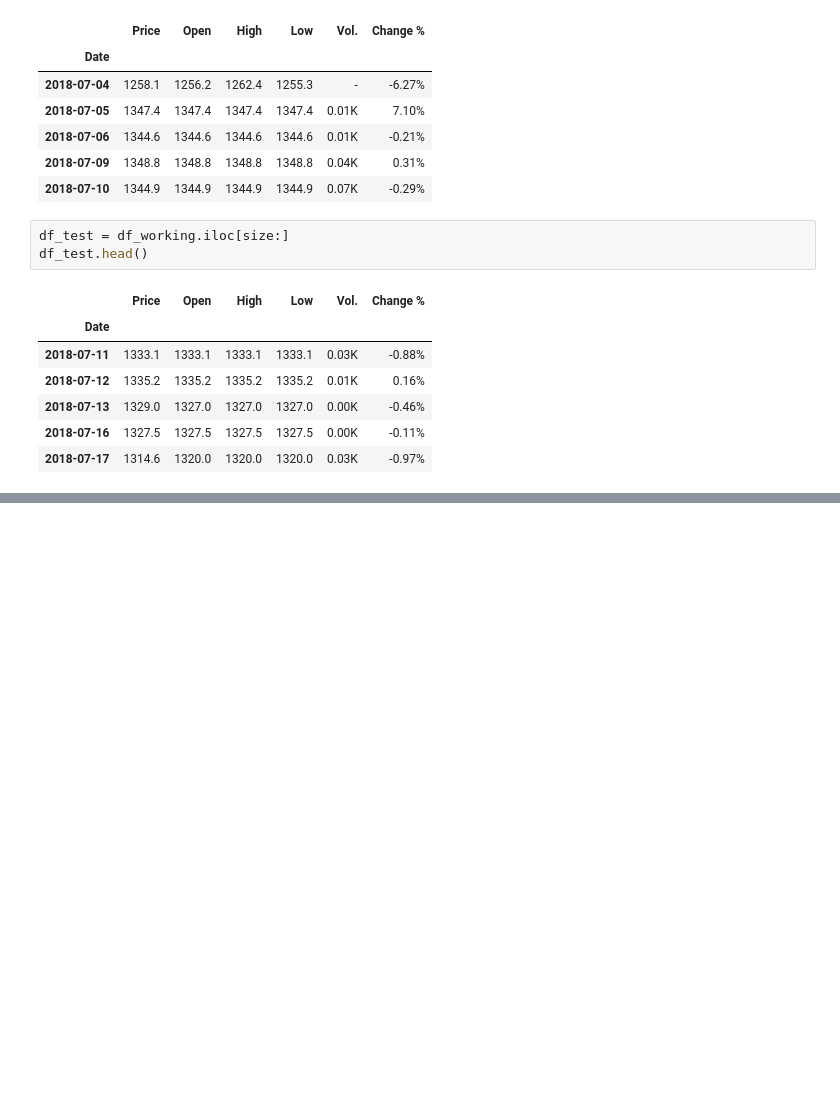
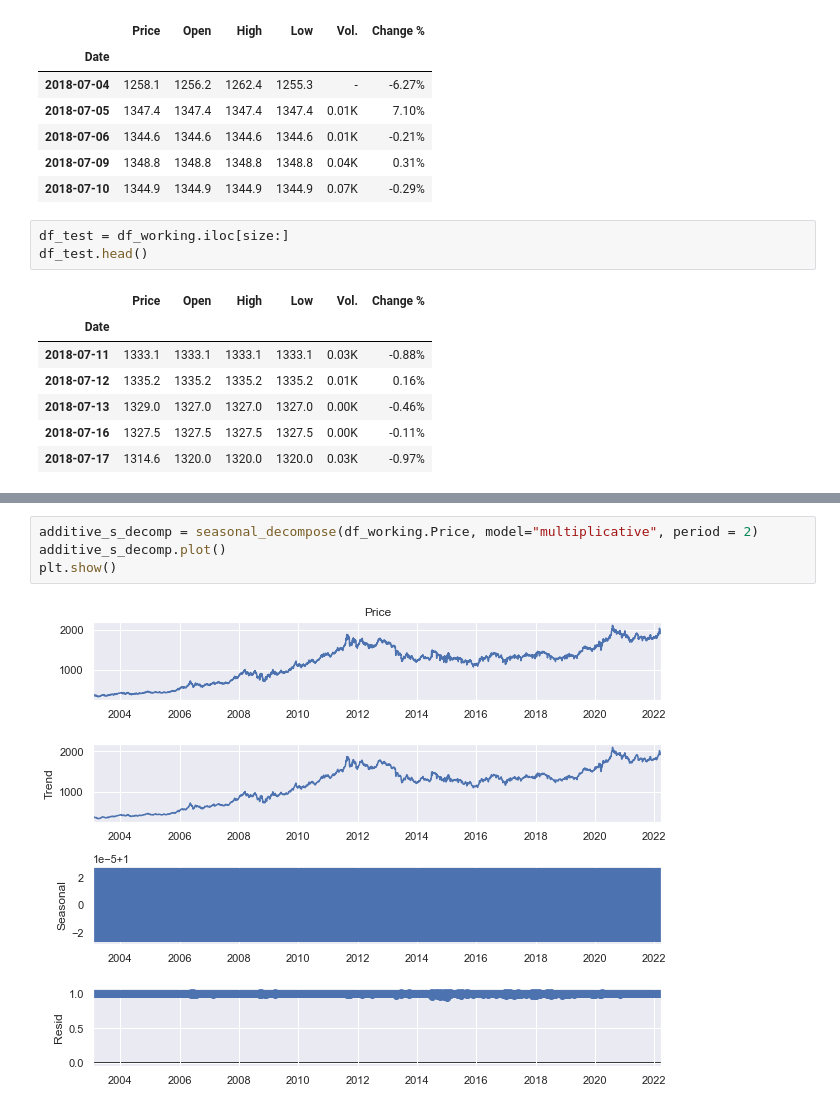
Before and after one commit to jaybfn/Gold_Price_Forecasting, a Jupyter notebook: model.ipynb, the cells around one changed output, grey strips where cells are left out. Cells and saved outputs as stored; diff of their text form; blank space fills up the shorter version.

```diff
--- a/model.ipynb
+++ b/model.ipynb
@@ -67,0 +89,6 @@ df_test.head()
+# %%
+additive_s_decomp = seasonal_decompose(df_working.Price, model="multiplicative", period = 2)
+additive_s_decomp.plot()
+plt.show()
+# %% [output]
+[figure, added]
```
Also changed, not shown: parts of 19 cells of this notebook.
